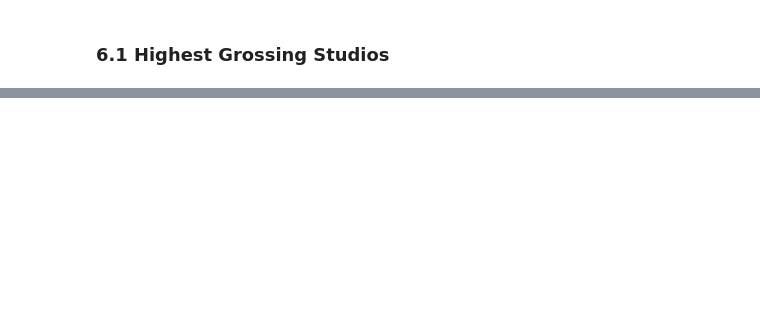
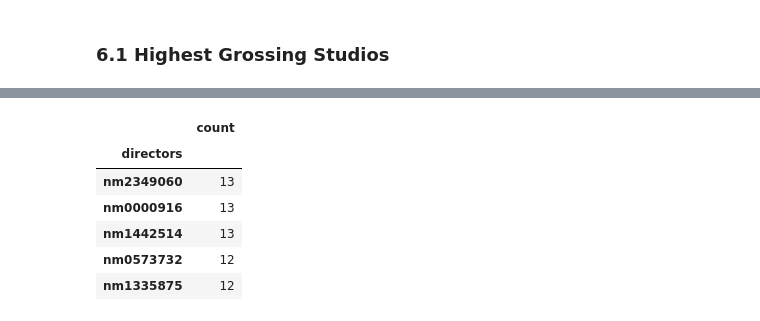
Before and after one commit to emma-030/Phase1Project_New, a Jupyter notebook: Phase1Project_New.ipynb, the cells around one changed output, grey strips where cells are left out. Drawn from its saved outputs; the diff is of its cells as text; code cells hidden in the pictures; blank space fills up the shorter version.

```diff
--- a/Phase1Project_New.ipynb
+++ b/Phase1Project_New.ipynb
@@ -827,0 +928,8 @@ FileNotFoundError: [Errno 2] No such file or directory: 'Images/studios.png'
+# %%
+# Create new column ratings
+# Define the bins and labels for the ratings categories
+bins = [0, 4, 7, 10]
+labels = ['Low', 'Medium', 'High']
+
+# Create the 'ratings' column with the grouped values
+merged_df_imdb['ratings'] = pd.cut(merged_df_imdb['averagerating'], bins=bins, labels=labels, include_lowest=True)
@@ -827,0 +945,14 @@ FileNotFoundError: [Errno 2] No such file or directory: 'Images/studios.png'
+# %%
+#sorting the dataframe by number of votes
+merged_df_imdb.sort_values('numvotes', ascending = False, inplace = True)
+
+#creating a dataframe where number of votes are greater than 1000
+merged_df_imdb2 = merged_df_imdb.loc[merged_df_imdb.numvotes > 5000]
+
+#grouping data by genre and rating
+genres = merged_df_imdb2.groupby(['genres','ratings'])['tconst'].count()
+
+#sorting the dataframe by high ratings
+genres = genres.unstack().sort_values('High',ascending = False)[:10]
+
+print(genres)
@@ -827,0 +972,19 @@ FileNotFoundError: [Errno 2] No such file or directory: 'Images/studios.png'
+# %%
+# Selecting directors associated with top (High) rated genres i.e. Drama, Comedy & Action
+
+# Drama
+#selecting rows for High rated drama genre
+top_directors = merged_df_imdb2.loc[(merged_df_imdb2.ratings == 'High') & (merged_df_imdb2.genres == 'Drama') & (merged_df_imdb2.numvotes > 5000)]
+
+#top 5 directors
+top_directors_drama = top_directors.directors.value_counts()[:5].to_frame()
+
+top_directors_drama
+# %% [output]
+|  | count |
+| directors |  |
+| nm2349060 | 13 |
+| nm0000916 | 13 |
+| nm1442514 | 13 |
+| nm0573732 | 12 |
+| nm1335875 | 12 |
```
Also changed, not shown: parts of 34 cells of this notebook.
